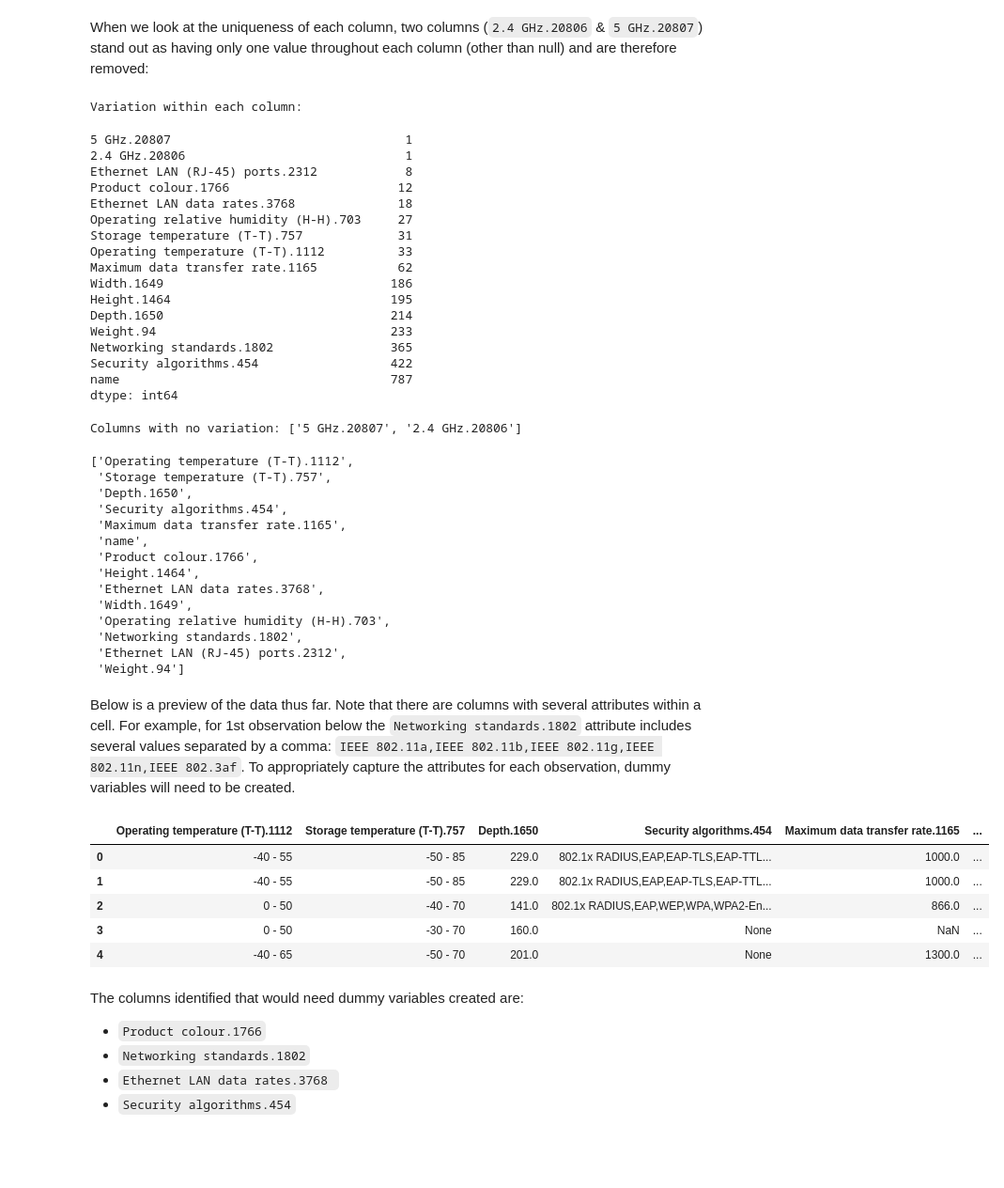
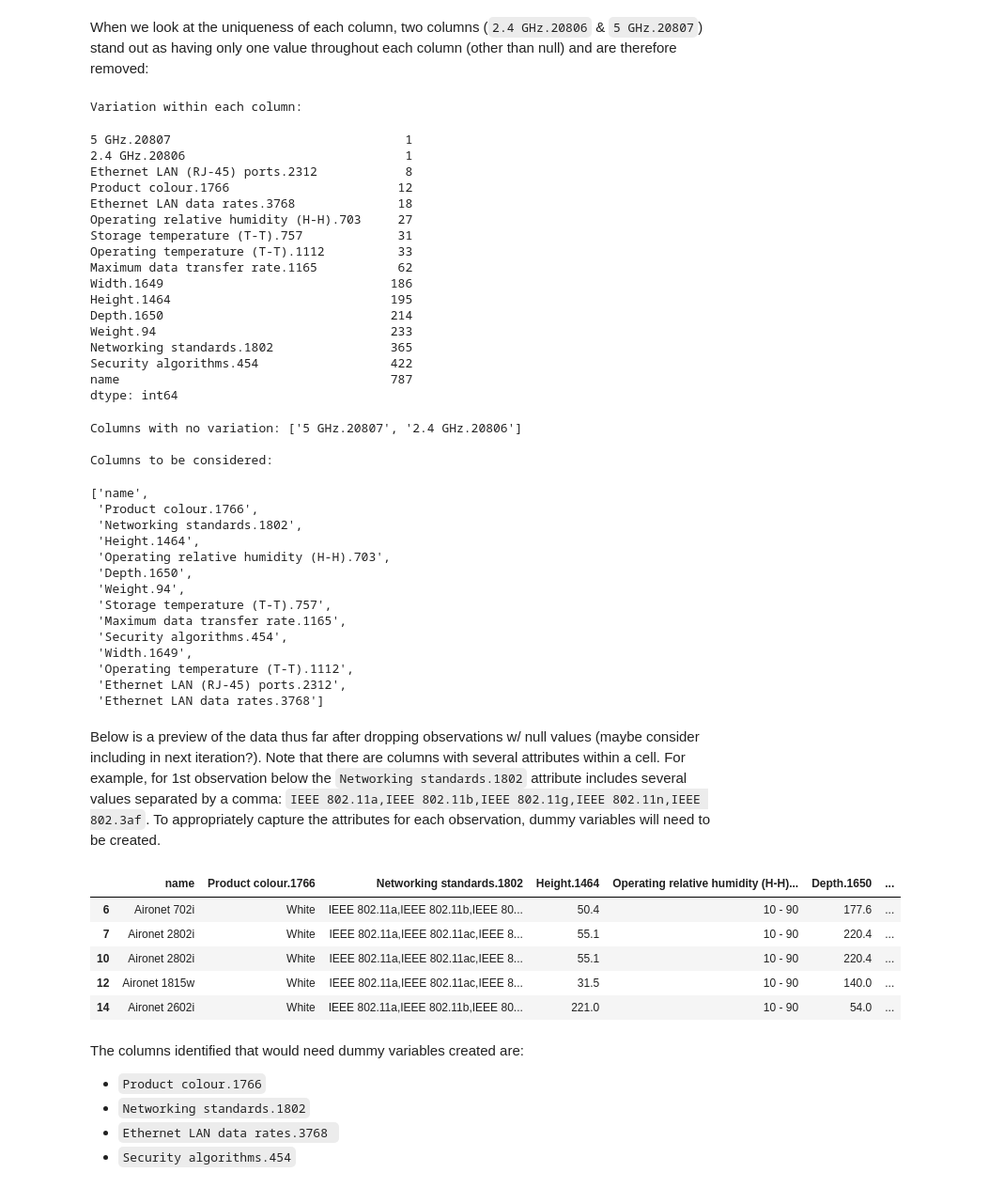
Before and after one commit to bigarabuza/StiboSystems, a Jupyter notebook: IceCat Full/analysis_ice_cat_full.ipynb, the cells around one changed output. Shown at 94% size. Drawn from its saved outputs; the diff is of its cells as text; code cells hidden in the pictures; blank space fills up the shorter version.

Commit message:
wrapped up data pruning

```diff
--- a/IceCat Full/analysis_ice_cat_full.ipynb
+++ b/IceCat Full/analysis_ice_cat_full.ipynb
@@ -118,6 +118,7 @@ display(uniqueness)
 low_variation_cols = list(uniqueness[uniqueness == 1].index)
 print(f'Columns with no variation: {low_variation_cols}')
 cols = [col for col in list(cols_non_units) if col not in low_variation_cols]
+print(f'\nColumns to be considered:')
 display(cols)
 # %% [output]
 Variation within each column:
@@ -139,32 +140,34 @@ Security algorithms.454                  422
 name                                     787
 dtype: int64
 Columns with no variation: ['5 GHz.20807', '2.4 GHz.20806']
+
+Columns to be considered:
-['Operating temperature (T-T).1112',
+['name',
+ 'Product colour.1766',
+ 'Networking standards.1802',
+ 'Height.1464',
+ 'Operating relative humidity (H-H).703',
+ 'Depth.1650',
+ 'Weight.94',
  'Storage temperature (T-T).757',
- 'Depth.1650',
+ 'Maximum data transfer rate.1165',
  'Security algorithms.454',
- 'Maximum data transfer rate.1165',
- 'name',
- 'Product colour.1766',
- 'Height.1464',
- 'Ethernet LAN data rates.3768',
  'Width.1649',
- 'Operating relative humidity (H-H).703',
- 'Networking standards.1802',
+ 'Operating temperature (T-T).1112',
  'Ethernet LAN (RJ-45) ports.2312',
- 'Weight.94']
+ 'Ethernet LAN data rates.3768']
 # %% [markdown]
-Below is a preview of the data thus far. Note that there are columns with several attributes within a cell. For example, for 1st observation below the `Networking standards.1802` attribute includes several values separated by a comma: `IEEE 802.11a,IEEE 802.11b,IEEE 802.11g,IEEE 802.11n,IEEE 802.3af`. To appropriately capture the attributes for each observation, dummy variables will need to be created.
+Below is a preview of the data thus far after dropping observations w/ null values (maybe consider including in next iteration?). Note that there are columns with several attributes within a cell. For example, for 1st observation below the `Networking standards.1802` attribute includes several values separated by a comma: `IEEE 802.11a,IEEE 802.11b,IEEE 802.11g,IEEE 802.11n,IEEE 802.3af`. To appropriately capture the attributes for each observation, dummy variables will need to be created.
 # %%
-pruned_data = category_data[cols]
+pruned_data = category_data[cols].dropna()
 pruned_data.head()
 # %% [output]
-|  | Operating temperature (T-T).1112 | Storage temperature (T-T).757 | Depth.1650 | Security algorithms.454 | Maximum data transfer rate.1165 | ... |
-| 0 | -40 - 55 | -50 - 85 | 229.0 | 802.1x RADIUS,EAP,EAP-TLS,EAP-TTL... | 1000.0 | ... |
-| 1 | -40 - 55 | -50 - 85 | 229.0 | 802.1x RADIUS,EAP,EAP-TLS,EAP-TTL... | 1000.0 | ... |
-| 2 | 0 - 50 | -40 - 70 | 141.0 | 802.1x RADIUS,EAP,WEP,WPA,WPA2-En... | 866.0 | ... |
-| 3 | 0 - 50 | -30 - 70 | 160.0 | None | NaN | ... |
-| 4 | -40 - 65 | -50 - 70 | 201.0 | None | 1300.0 | ... |
+|  | name | Product colour.1766 | Networking standards.1802 | Height.1464 | Operating relative humidity (H-H)... | Depth.1650 | ... |
+| 6 | Aironet 702i | White | IEEE 802.11a,IEEE 802.11b,IEEE 80... | 50.4 | 10 - 90 | 177.6 | ... |
+| 7 | Aironet 2802i | White | IEEE 802.11a,IEEE 802.11ac,IEEE 8... | 55.1 | 10 - 90 | 220.4 | ... |
+| 10 | Aironet 2802i | White | IEEE 802.11a,IEEE 802.11ac,IEEE 8... | 55.1 | 10 - 90 | 220.4 | ... |
+| 12 | Aironet 1815w | White | IEEE 802.11a,IEEE 802.11ac,IEEE 8... | 31.5 | 10 - 90 | 140.0 | ... |
+| 14 | Aironet 2602i | White | IEEE 802.11a,IEEE 802.11b,IEEE 80... | 221.0 | 10 - 90 | 54.0 | ... |
 # %% [markdown]
 The columns identified that would need dummy variables created are:
 - `Product colour.1766`
```
Also changed, not shown: parts of 9 cells of this notebook.
